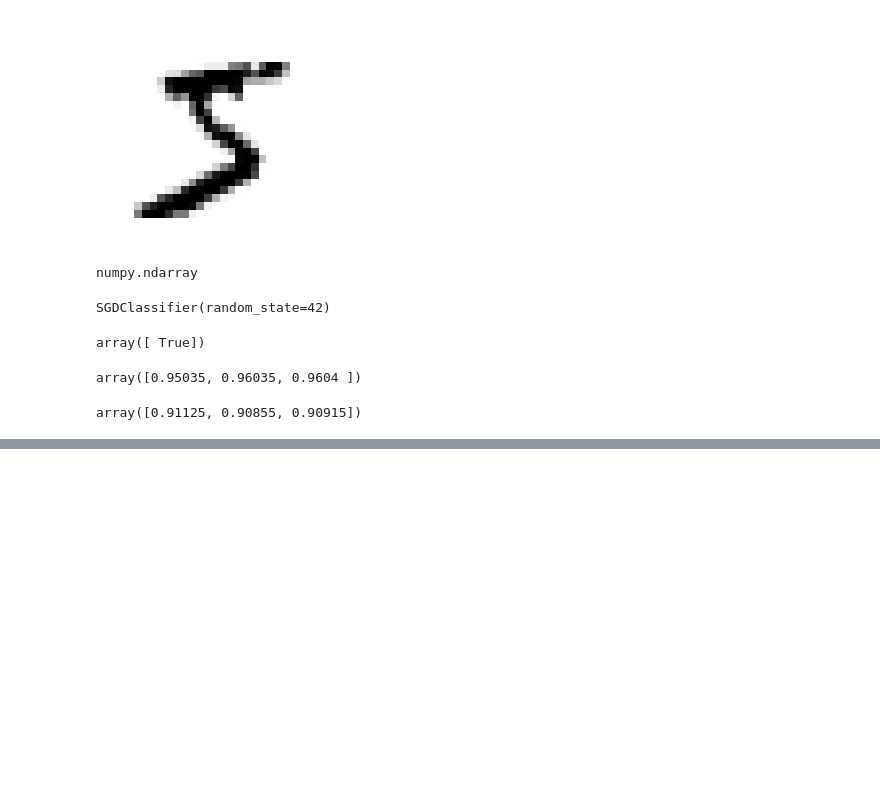
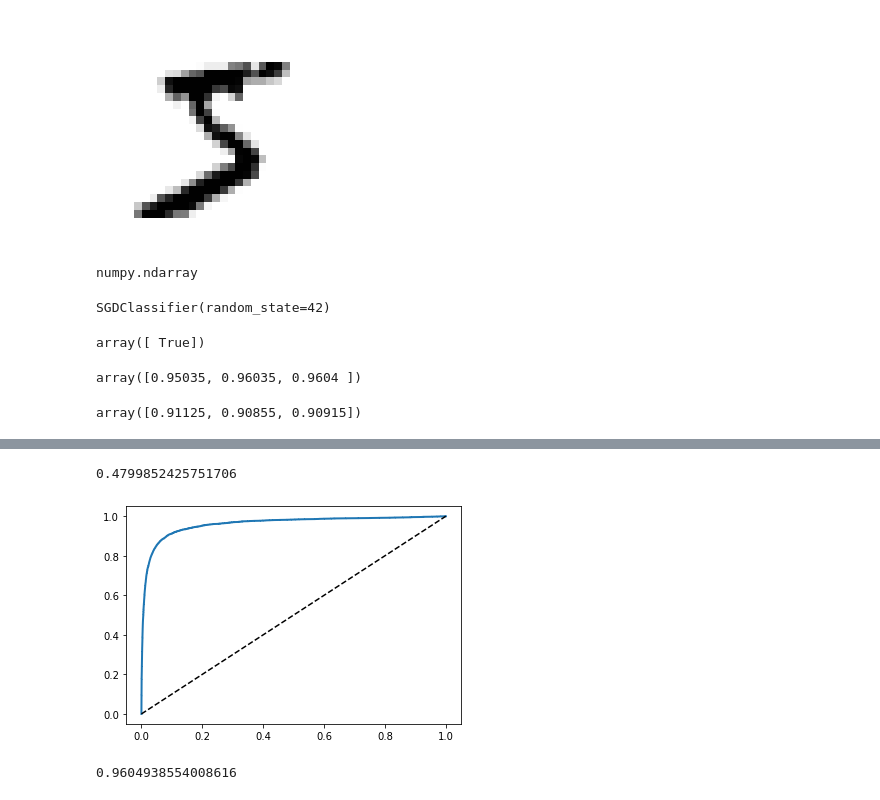
Before and after one commit to PaulApivat/ML_notes, a Jupyter notebook: hands_on_ml/ch3_classification.ipynb, the cells around one changed output, grey strips where cells are left out. Cells and saved outputs as stored; diff of their text form; code cells hidden in the pictures; blank space fills up the shorter version.

```diff
--- a/hands_on_ml/ch3_classification.ipynb
+++ b/hands_on_ml/ch3_classification.ipynb
@@ -135,0 +242,40 @@ confusion_matrix(y_train_5, y_train_perfect_predictions)
+# %%
+# To make predictions instead of calling the predict() method
+
+y_train_pred_90 = (y_scores >= threshold_90_precision)
+#y_train_pred_90
+
+# 90% precision
+precision_score(y_train_5, y_train_pred_90)
+
+# 48% recall
+recall_score(y_train_5, y_train_pred_90)
+
+# NOTE: When Precision was 83%, Recall was 65%, when Precision was 90%, Recall fell to 48%
+# %% [output]
+0.4799852425751706
+# %%
+# ROC Curve (Receiver Operating Characteristic)
+# instead of precision v recall
+# ROC Curve plots True Positive Rate (tpr) against False Positive Rate (fpr)
+
+from sklearn.metrics import roc_curve
+
+fpr, tpr, thresholds = roc_curve(y_train_5, y_scores)
+
+def plot_roc_curve(fpr, tpr, label=None):
+    plt.plot(fpr, tpr, linewidth=2, label=label)
+    plt.plot([0,1], [0,1], 'k--')
+    [...]
+
+plot_roc_curve(fpr, tpr)
+plt.show()
+# %% [output]
+[figure, added]
+# %%
+# Another metric is Area Under the Curve (AUC), 1 = perfect
+
+from sklearn.metrics import roc_auc_score
+roc_auc_score(y_train_5, y_scores)
+# %% [output]
+0.9604938554008616
```
Also changed, not shown: parts of 14 cells of this notebook.
